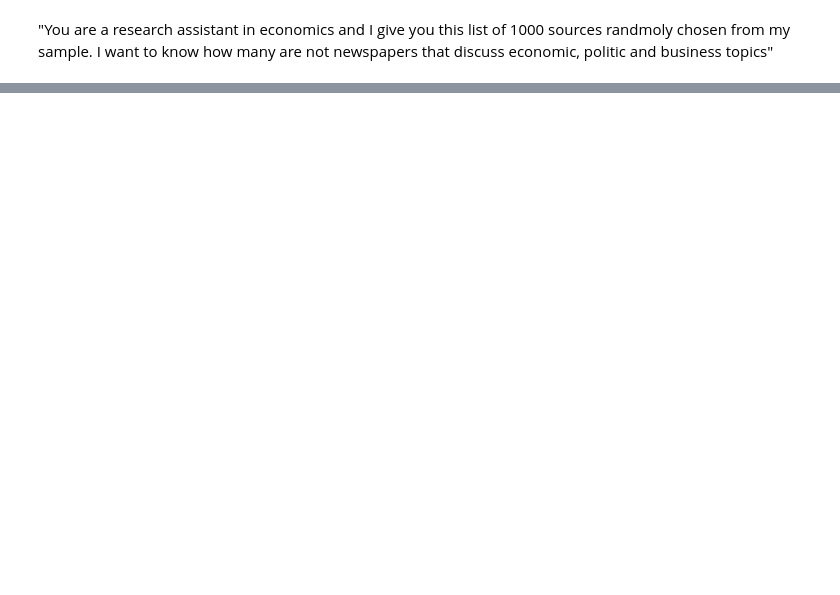
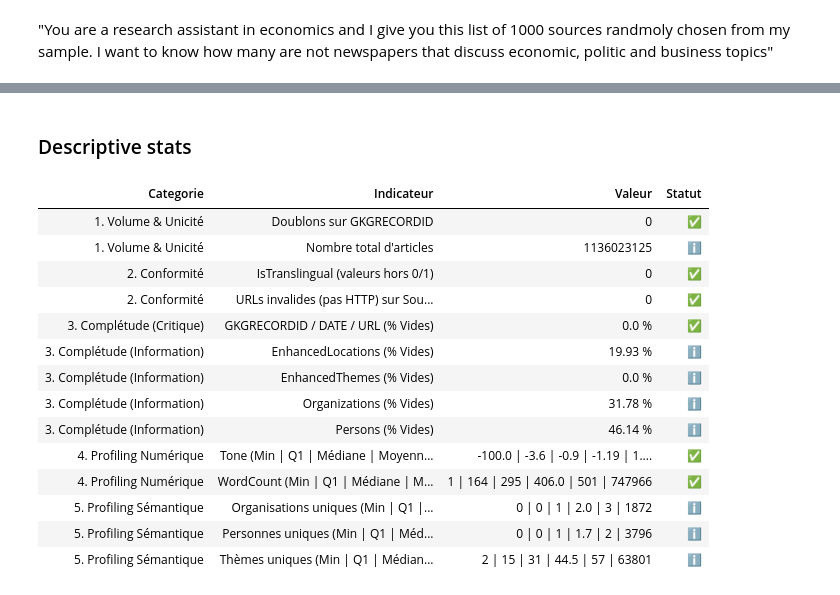
Before and after one commit to clucasmurex/gdelt, a Jupyter notebook: B_total_sources_analysis.ipynb, the cells around one changed output, grey strips where cells are left out. Drawn from its saved outputs; the diff is of its cells as text; code cells hidden in the pictures; blank space fills up the shorter version.

```diff
--- a/B_total_sources_analysis.ipynb
+++ b/B_total_sources_analysis.ipynb
@@ -1230,0 +274,77 @@ display(
+# %% [markdown]
+### Descriptive stats
+# %%
+audit_query = """
+-- 1. VOLUME ET UNICITÉ
+SELECT '1. Volume & Unicité' AS Categorie, 'Nombre total d''articles' AS Indicateur, CAST(COUNT(*) AS VARCHAR) AS Valeur, 'ℹ️' AS Statut FROM gkg_clean
+UNION ALL
+SELECT '1. Volume & Unicité', 'Doublons sur GKGRECORDID', CAST(COUNT(*) - COUNT(DISTINCT GKGRECORDID) AS VARCHAR), CASE WHEN COUNT(*) = COUNT(DISTINCT GKGRECORDID) THEN '✅' ELSE '⚠️' END FROM gkg_clean
+
+-- 2. CONFORMITÉ DES FORMATS
+UNION ALL
+SELECT '2. Conformité', 'URLs invalides (pas HTTP) sur Source=1', CAST(COUNT(*) AS VARCHAR), CASE WHEN COUNT(*) = 0 THEN '✅' ELSE '⚠️' END FROM gkg_clean WHERE SourceCollectionIdentifier = 1 AND DocumentIdentifier NOT ILIKE 'http%'
+UNION ALL
+SELECT '2. Conformité', 'IsTranslingual (valeurs hors 0/1)', CAST(COUNT(*) AS VARCHAR), CASE WHEN COUNT(*) = 0 THEN '✅' ELSE '⚠️' END FROM gkg_clean WHERE IsTranslingual NOT IN (0, 1)
+
+-- 3. COMPLÉTUDE
+UNION ALL
+SELECT '3. Complétude (Critique)', 'GKGRECORDID / DATE / URL (% Vides)', CAST(ROUND(100.0 * COUNT(*) / (SELECT COUNT(*) FROM gkg_clean), 4) AS VARCHAR) || ' %', CASE WHEN COUNT(*) = 0 THEN '✅' ELSE '⚠️' END FROM gkg_clean WHERE GKGRECORDID IS NULL OR DATE IS NULL OR DocumentIdentifier IS NULL OR DocumentIdentifier = ''
+UNION ALL
+SELECT '3. Complétude (Information)', 'EnhancedThemes (% Vides)', CAST(ROUND(100.0 * SUM(CASE WHEN EnhancedThemes IS NULL OR EnhancedThemes = '' THEN 1 ELSE 0 END) / COUNT(*), 2) AS VARCHAR) || ' %', 'ℹ️' FROM gkg_clean
+UNION ALL
+SELECT '3. Complétude (Information)', 'EnhancedLocations (% Vides)', CAST(ROUND(100.0 * SUM(CASE WHEN EnhancedLocations IS NULL OR EnhancedLocations = '' THEN 1 ELSE 0 END) / COUNT(*), 2) AS VARCHAR) || ' %', 'ℹ️' FROM gkg_clean
+UNION ALL
+SELECT '3. Complétude (Information)', 'Persons (% Vides)', CAST(ROUND(100.0 * SUM(CASE WHEN Persons IS NULL OR Persons = '' THEN 1 ELSE 0 END) / COUNT(*), 2) AS VARCHAR) || ' %', 'ℹ️' FROM gkg_clean
+UNION ALL
+SELECT '3. Complétude (Information)', 'Organizations (% Vides)', CAST(ROUND(100.0 * SUM(CASE WHEN Organizations IS NULL OR Organizations = '' THEN 1 ELSE 0 END) / COUNT(*), 2) AS VARCHAR) || ' %', 'ℹ️' FROM gkg_clean
+
+-- 4. PROFILING NUMÉRIQUE
+UNION ALL
+SELECT '4. Profiling Numérique', 'Tone (Min | Q1 | Médiane | Moyenne | Q3 | Max)',
+    CAST(ROUND(MIN(Tone), 1) AS VARCHAR) || ' | ' || CAST(ROUND(APPROX_QUANTILE(Tone, 0.25), 1) AS VARCHAR) || ' | ' || CAST(ROUND(APPROX_QUANTILE(Tone, 0.50), 1) AS VARCHAR) || ' | ' || CAST(ROUND(AVG(Tone), 2) AS VARCHAR) || ' | ' || CAST(ROUND(APPROX_QUANTILE(Tone, 0.75), 1) AS VARCHAR) || ' | ' || CAST(ROUND(MAX(Tone), 1) AS VARCHAR),
+    CASE WHEN MIN(Tone) >= -100 AND MAX(Tone) <= 100 THEN '✅' ELSE '⚠️' END FROM gkg_clean
+UNION ALL
+SELECT '4. Profiling Numérique', 'WordCount (Min | Q1 | Médiane | Moyenne | Q3 | Max)',
+    CAST(MIN(WordCount) AS VARCHAR) || ' | ' || CAST(CAST(APPROX_QUANTILE(WordCount, 0.25) AS INTEGER) AS VARCHAR) || ' | ' || CAST(CAST(APPROX_QUANTILE(WordCount, 0.50) AS INTEGER) AS VARCHAR) || ' | ' || CAST(ROUND(AVG(WordCount), 0) AS VARCHAR) || ' | ' || CAST(CAST(APPROX_QUANTILE(WordCount, 0.75) AS INTEGER) AS VARCHAR) || ' | ' || CAST(MAX(WordCount) AS VARCHAR),
+    CASE WHEN MIN(WordCount) >= 0 THEN '✅' ELSE '⚠️' END FROM gkg_clean
+
+
+-- 5. PROFILING SÉMANTIQUE (Entités)
+UNION ALL
+SELECT '5. Profiling Sémantique', 'Thèmes uniques (Min | Q1 | Médiane | Moyenne | Q3 | Max)',
+    CAST(MIN(val) AS VARCHAR) || ' | ' || CAST(CAST(APPROX_QUANTILE(val, 0.25) AS INTEGER) AS VARCHAR) || ' | ' || CAST(CAST(APPROX_QUANTILE(val, 0.50) AS INTEGER) AS VARCHAR) || ' | ' || CAST(ROUND(AVG(val), 1) AS VARCHAR) || ' | ' || CAST(CAST(APPROX_QUANTILE(val, 0.75) AS INTEGER) AS VARCHAR) || ' | ' || CAST(MAX(val) AS VARCHAR),
+    'ℹ️' FROM (SELECT CASE WHEN EnhancedThemes = '' THEN 0 ELSE ARRAY_LENGTH(string_split(EnhancedThemes, ';')) END AS val FROM gkg_clean)
+UNION ALL
+SELECT '5. Profiling Sémantique', 'Personnes uniques (Min | Q1 | Médiane | Moyenne | Q3 | Max)',
+    CAST(MIN(val) AS VARCHAR) || ' | ' || CAST(CAST(APPROX_QUANTILE(val, 0.25) AS INTEGER) AS VARCHAR) || ' | ' || CAST(CAST(APPROX_QUANTILE(val, 0.50) AS INTEGER) AS VARCHAR) || ' | ' || CAST(ROUND(AVG(val), 1) AS VARCHAR) || ' | ' || CAST(CAST(APPROX_QUANTILE(val, 0.75) AS INTEGER) AS VARCHAR) || ' | ' || CAST(MAX(val) AS VARCHAR),
+    'ℹ️' FROM (SELECT CASE WHEN Persons = '' THEN 0 ELSE ARRAY_LENGTH(string_split(Persons, ';')) END AS val FROM gkg_clean)
+UNION ALL
+SELECT '5. Profiling Sémantique', 'Organisations uniques (Min | Q1 | Médiane | Moyenne | Q3 | Max)',
+    CAST(MIN(val) AS VARCHAR) || ' | ' || CAST(CAST(APPROX_QUANTILE(val, 0.25) AS INTEGER) AS VARCHAR) || ' | ' || CAST(CAST(APPROX_QUANTILE(val, 0.50) AS INTEGER) AS VARCHAR) || ' | ' || CAST(ROUND(AVG(val), 1) AS VARCHAR) || ' | ' || CAST(CAST(APPROX_QUANTILE(val, 0.75) AS INTEGER) AS VARCHAR) || ' | ' || CAST(MAX(val) AS VARCHAR),
+    'ℹ️' FROM (SELECT CASE WHEN Organizations = '' THEN 0 ELSE ARRAY_LENGTH(string_split(Organizations, ';')) END AS val FROM gkg_clean)
+
+ORDER BY Categorie, Indicateur;
+"""
+
+dashboard_sante = con.execute(audit_query).df()
+
+styled_dashboard = dashboard_sante.style.set_properties(**{'text-align': 'left'}, subset=['Categorie', 'Indicateur', 'Valeur'])\
+                                        .set_properties(**{'text-align': 'center'}, subset=['Statut'])\
+                                        .hide(axis="index")
+display(styled_dashboard)
+# %% [output]
+| Categorie | Indicateur | Valeur | Statut |
+| 1. Volume & Unicité | Doublons sur GKGRECORDID | 0 | ✅ |
+| 1. Volume & Unicité | Nombre total d'articles | 1136023125 | ℹ️ |
+| 2. Conformité | IsTranslingual (valeurs hors 0/1) | 0 | ✅ |
+| 2. Conformité | URLs invalides (pas HTTP) sur Sou... | 0 | ✅ |
+| 3. Complétude (Critique) | GKGRECORDID / DATE / URL (% Vides) | 0.0 % | ✅ |
+| 3. Complétude (Information) | EnhancedLocations (% Vides) | 19.93 % | ℹ️ |
+| 3. Complétude (Information) | EnhancedThemes (% Vides) | 0.0 % | ℹ️ |
+| 3. Complétude (Information) | Organizations (% Vides) | 31.78 % | ℹ️ |
+| 3. Complétude (Information) | Persons (% Vides) | 46.14 % | ℹ️ |
+| 4. Profiling Numérique | Tone (Min | Q1 | Médiane | Moyenn... | -100.0 | -3.6 | -0.9 | -1.19 | 1.... | ✅ |
+| 4. Profiling Numérique | WordCount (Min | Q1 | Médiane | M... | 1 | 164 | 295 | 406.0 | 501 | 747966 | ✅ |
+| 5. Profiling Sémantique | Organisations uniques (Min | Q1 |... | 0 | 0 | 1 | 2.0 | 3 | 1872 | ℹ️ |
+| 5. Profiling Sémantique | Personnes uniques (Min | Q1 | Méd... | 0 | 0 | 1 | 1.7 | 2 | 3796 | ℹ️ |
+| 5. Profiling Sémantique | Thèmes uniques (Min | Q1 | Médian... | 2 | 15 | 31 | 44.5 | 57 | 63801 | ℹ️ |
```
Also changed, not shown: parts of 8 cells of this notebook, 3 other files.
